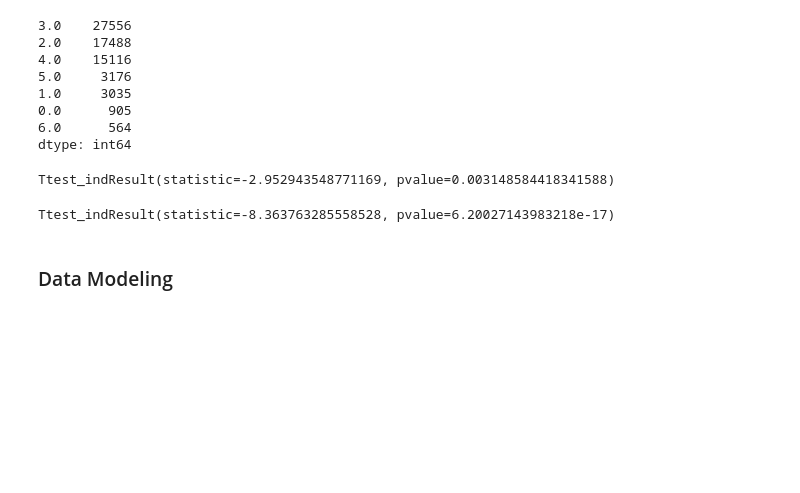
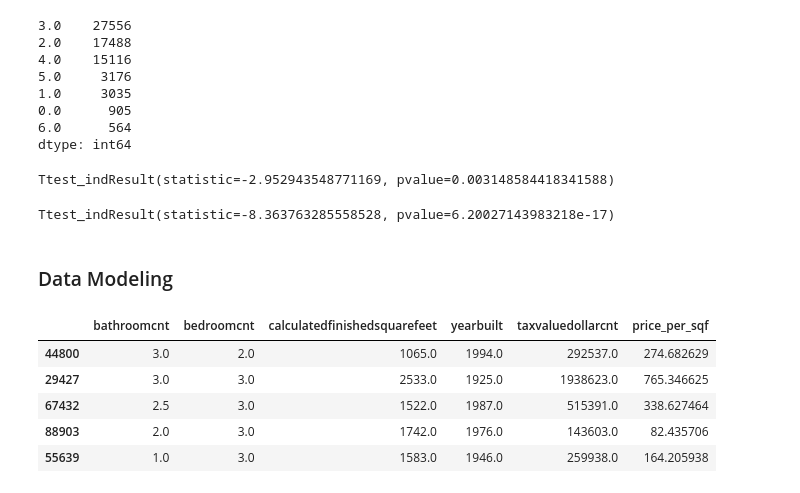
Before and after one commit to escalante-eric/codeup-ds-projects, a Jupyter notebook: Regression_Proj_EricEscalante.ipynb, the cells around one changed output. Saved outputs shown, nothing was run; the diff lists cells and outputs as text; code cells hidden in the pictures; blank space fills up the shorter version.

```diff
--- a/Regression_Proj_EricEscalante.ipynb
+++ b/Regression_Proj_EricEscalante.ipynb
@@ -329,3 +329,13 @@ ttest_ind(one_ba.logerror, four_ba.logerror)
 Ttest_indResult(statistic=-8.363763285558528, pvalue=6.20027143983218e-17)
 # %% [markdown]
 ### Data Modeling
+# %%
+X_train['price_per_sqf'] = (X_train.taxvaluedollarcnt / X_train.calculatedfinishedsquarefeet)
+X_train.head()
+# %% [output]
+|  | bathroomcnt | bedroomcnt | calculatedfinishedsquarefeet | yearbuilt | taxvaluedollarcnt | price_per_sqf |
+| 44800 | 3.0 | 2.0 | 1065.0 | 1994.0 | 292537.0 | 274.682629 |
+| 29427 | 3.0 | 3.0 | 2533.0 | 1925.0 | 1938623.0 | 765.346625 |
+| 67432 | 2.5 | 3.0 | 1522.0 | 1987.0 | 515391.0 | 338.627464 |
+| 88903 | 2.0 | 3.0 | 1742.0 | 1976.0 | 143603.0 | 82.435706 |
+| 55639 | 1.0 | 3.0 | 1583.0 | 1946.0 | 259938.0 | 164.205938 |
```
Also changed, not shown: parts of 3 cells of this notebook.
